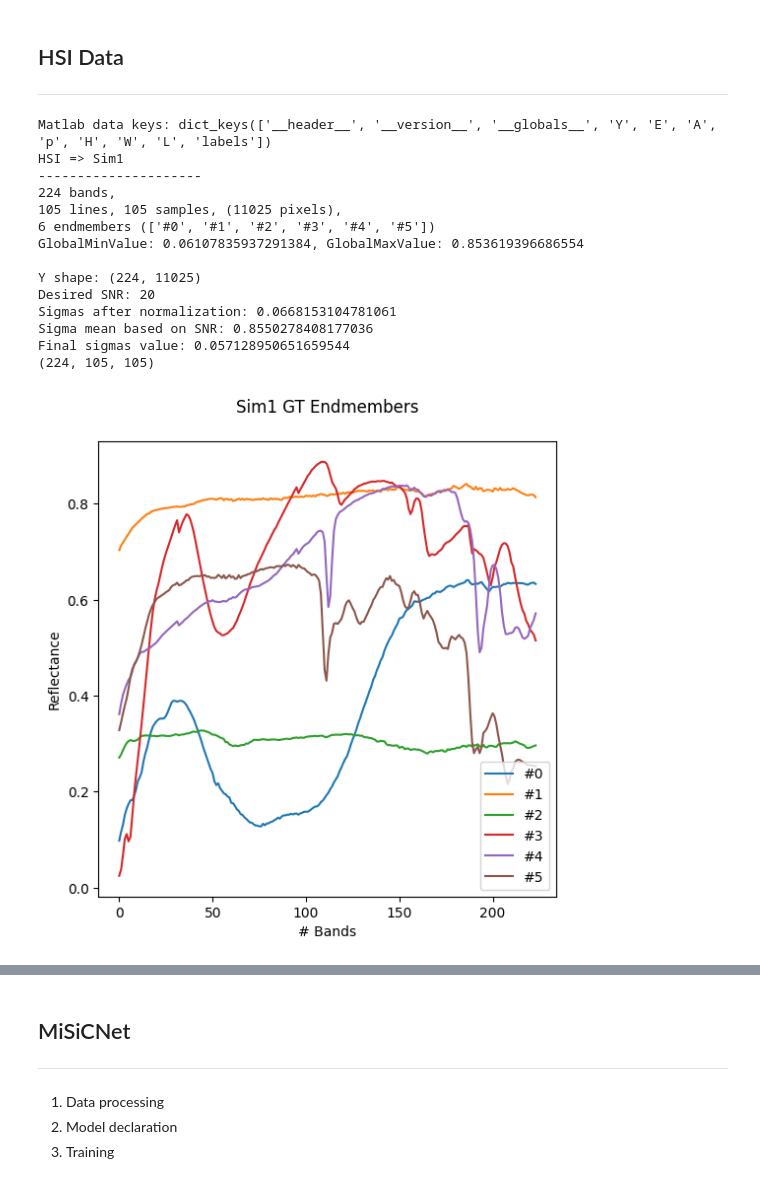
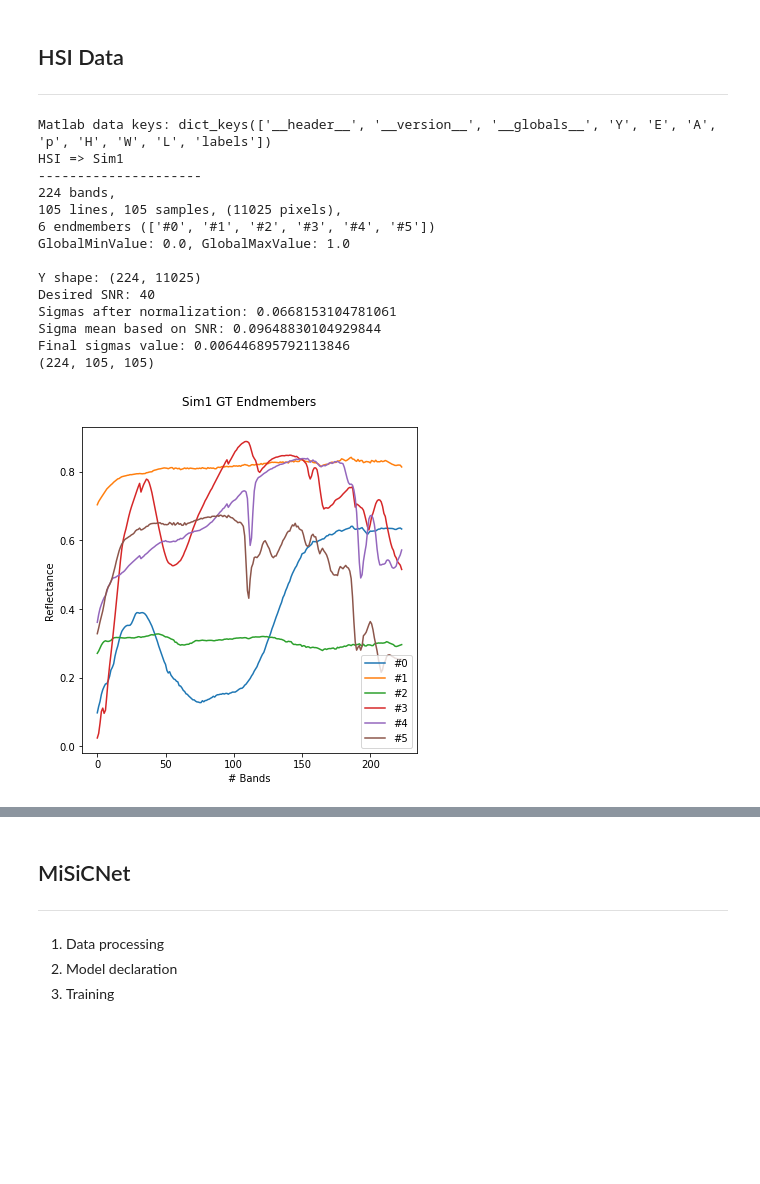
Before and after one commit to BehnoodRasti/Unmixing_Tutorial_IEEE_IADF, a Jupyter notebook: MiSiCNet.ipynb, the cells around one changed output, grey strips where cells are left out. Drawn from its saved outputs; the diff is of its cells as text; code cells hidden in the pictures; blank space fills up the shorter version.

```diff
--- a/MiSiCNet.ipynb
+++ b/MiSiCNet.ipynb
@@ -73,39 +79,39 @@ dtype = torch.cuda.FloatTensor
 # %%
 hsi = HSI("Sim1.mat")
 print(hsi)
 
 noise = AWGN()
 
-SNR = 20
+SNR = 40
 
 hsi.Y = noise.fit_transform(hsi.Y, SNR=SNR, seed=0)
 
 
 Y, _, _ = hsi()
 p1, nr1, nc1 = hsi.L, hsi.H, hsi.W
 rmax = hsi.p
 assert Y.shape == (p1, nr1 * nc1)
 img_np_gt = Y.reshape(p1, nr1, nc1)
 print(img_np_gt.shape)
 
 hsi.plot_endmembers()
 hsi.plot_abundances()
 # %% [output]
 Matlab data keys: dict_keys(['__header__', '__version__', '__globals__', 'Y', 'E', 'A', 'p', 'H', 'W', 'L', 'labels'])
 HSI => Sim1
 ---------------------
 224 bands,
 105 lines, 105 samples, (11025 pixels),
 6 endmembers (['#0', '#1', '#2', '#3', '#4', '#5'])
-GlobalMinValue: 0.06107835937291384, GlobalMaxValue: 0.853619396686554
+GlobalMinValue: 0.0, GlobalMaxValue: 1.0
 
 Y shape: (224, 11025)
-Desired SNR: 20
+Desired SNR: 40
 Sigmas after normalization: 0.0668153104781061
-Sigma mean based on SNR: 0.8550278408177036
-Final sigmas value: 0.057128950651659544
+Sigma mean based on SNR: 0.09648830104929844
+Final sigmas value: 0.006446895792113846
 (224, 105, 105)
-[figure, old version]
+[figure, new version]
 [figure]
 # %% [markdown]
 ## MiSiCNet
```
Also changed, not shown: parts of 4 cells of this notebook.
